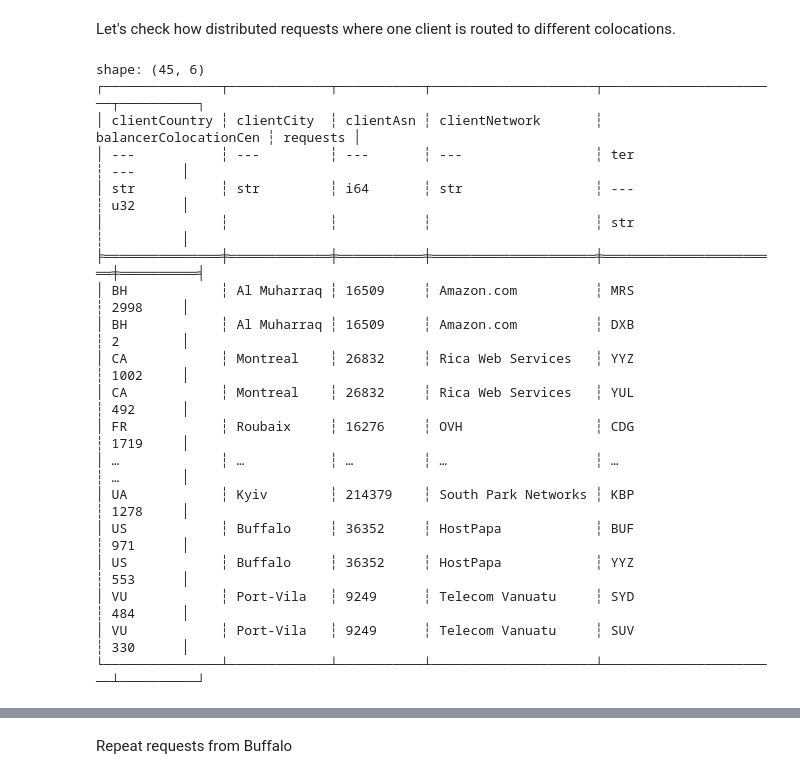
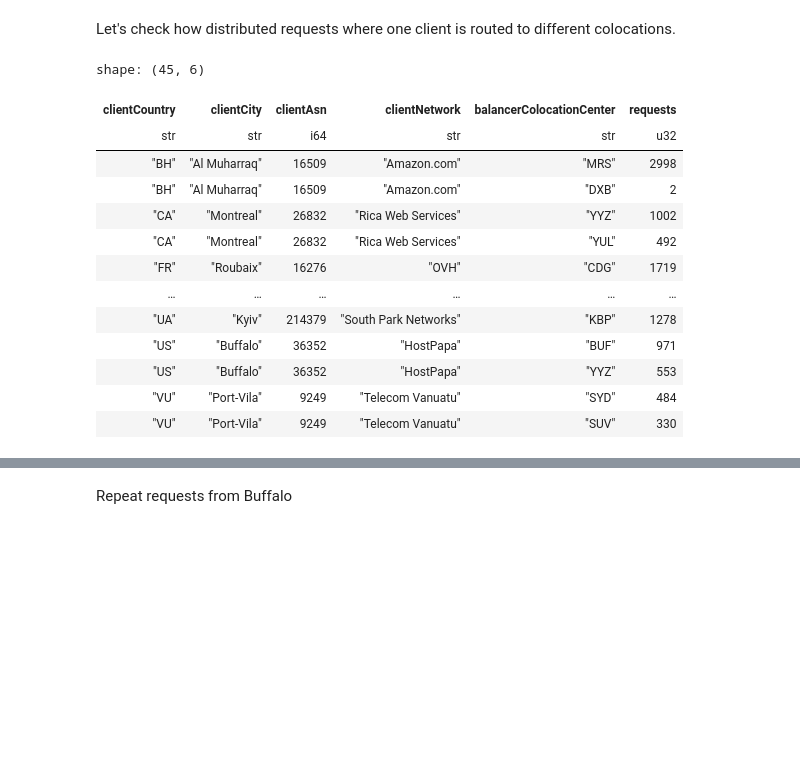
Before and after one commit to YoussefHenna/tud-im-cloudflare-lb-measurments, a Jupyter notebook: analysis/balancers.ipynb, the cells around one changed output, grey strips where cells are left out. Saved outputs shown, nothing was run; the diff lists cells and outputs as text; code cells hidden in the pictures; blank space fills up the shorter version.

```diff
--- a/analysis/balancers.ipynb
+++ b/analysis/balancers.ipynb
@@ -84,27 +84,23 @@ Let's check how distributed requests where one client is routed to different col
 # %%
 requests_distribution = df.filter(
     pl.col('balancerColocationCenter').n_unique().over(client_cols) > 1
 ).group_by(client_cols + ['balancerColocationCenter']).agg(
     pl.len().alias('requests')
 ).sort(client_cols + ['requests'], descending=[False] * len(client_cols) + [True])
-print(requests_distribution)
+requests_distribution.write_csv('clients_requests_distribution.csv')
+requests_distribution
 # %% [output]
 shape: (45, 6)
-┌───────────────┬─────────────┬───────────┬─────────────────────┬───────────────────────┬──────────┐
-│ clientCountry ┆ clientCity  ┆ clientAsn ┆ clientNetwork       ┆ balancerColocationCen ┆ requests │
-│ ---           ┆ ---         ┆ ---       ┆ ---                 ┆ ter                   ┆ ---      │
-│ str           ┆ str         ┆ i64       ┆ str                 ┆ ---                   ┆ u32      │
-│               ┆             ┆           ┆                     ┆ str                   ┆          │
-╞═══════════════╪═════════════╪═══════════╪═════════════════════╪═══════════════════════╪══════════╡
-│ BH            ┆ Al Muharraq ┆ 16509     ┆ Amazon.com          ┆ MRS                   ┆ 2998     │
-│ BH            ┆ Al Muharraq ┆ 16509     ┆ Amazon.com          ┆ DXB                   ┆ 2        │
-│ CA            ┆ Montreal    ┆ 26832     ┆ Rica Web Services   ┆ YYZ                   ┆ 1002     │
-│ CA            ┆ Montreal    ┆ 26832     ┆ Rica Web Services   ┆ YUL                   ┆ 492      │
-│ FR            ┆ Roubaix     ┆ 16276     ┆ OVH                 ┆ CDG                   ┆ 1719     │
-│ …             ┆ …           ┆ …         ┆ …                   ┆ …                     ┆ …        │
-│ UA            ┆ Kyiv        ┆ 214379    ┆ South Park Networks ┆ KBP                   ┆ 1278     │
-│ US            ┆ Buffalo     ┆ 36352     ┆ HostPapa            ┆ BUF                   ┆ 971      │
-│ US            ┆ Buffalo     ┆ 36352     ┆ HostPapa            ┆ YYZ                   ┆ 553      │
-│ VU            ┆ Port-Vila   ┆ 9249      ┆ Telecom Vanuatu     ┆ SYD                   ┆ 484      │
-│ VU            ┆ Port-Vila   ┆ 9249      ┆ Telecom Vanuatu     ┆ SUV                   ┆ 330      │
-└───────────────┴─────────────┴───────────┴─────────────────────┴───────────────────────┴──────────┘
+| clientCountry | clientCity | clientAsn | clientNetwork | balancerColocationCenter | requests |
+| str | str | i64 | str | str | u32 |
+| "BH" | "Al Muharraq" | 16509 | "Amazon.com" | "MRS" | 2998 |
+| "BH" | "Al Muharraq" | 16509 | "Amazon.com" | "DXB" | 2 |
+| "CA" | "Montreal" | 26832 | "Rica Web Services" | "YYZ" | 1002 |
+| "CA" | "Montreal" | 26832 | "Rica Web Services" | "YUL" | 492 |
+| "FR" | "Roubaix" | 16276 | "OVH" | "CDG" | 1719 |
+| … | … | … | … | … | … |
+| "UA" | "Kyiv" | 214379 | "South Park Networks" | "KBP" | 1278 |
+| "US" | "Buffalo" | 36352 | "HostPapa" | "BUF" | 971 |
+| "US" | "Buffalo" | 36352 | "HostPapa" | "YYZ" | 553 |
+| "VU" | "Port-Vila" | 9249 | "Telecom Vanuatu" | "SYD" | 484 |
+| "VU" | "Port-Vila" | 9249 | "Telecom Vanuatu" | "SUV" | 330 |
```
Also changed, not shown: parts of 8 cells of this notebook, 2 other files.
